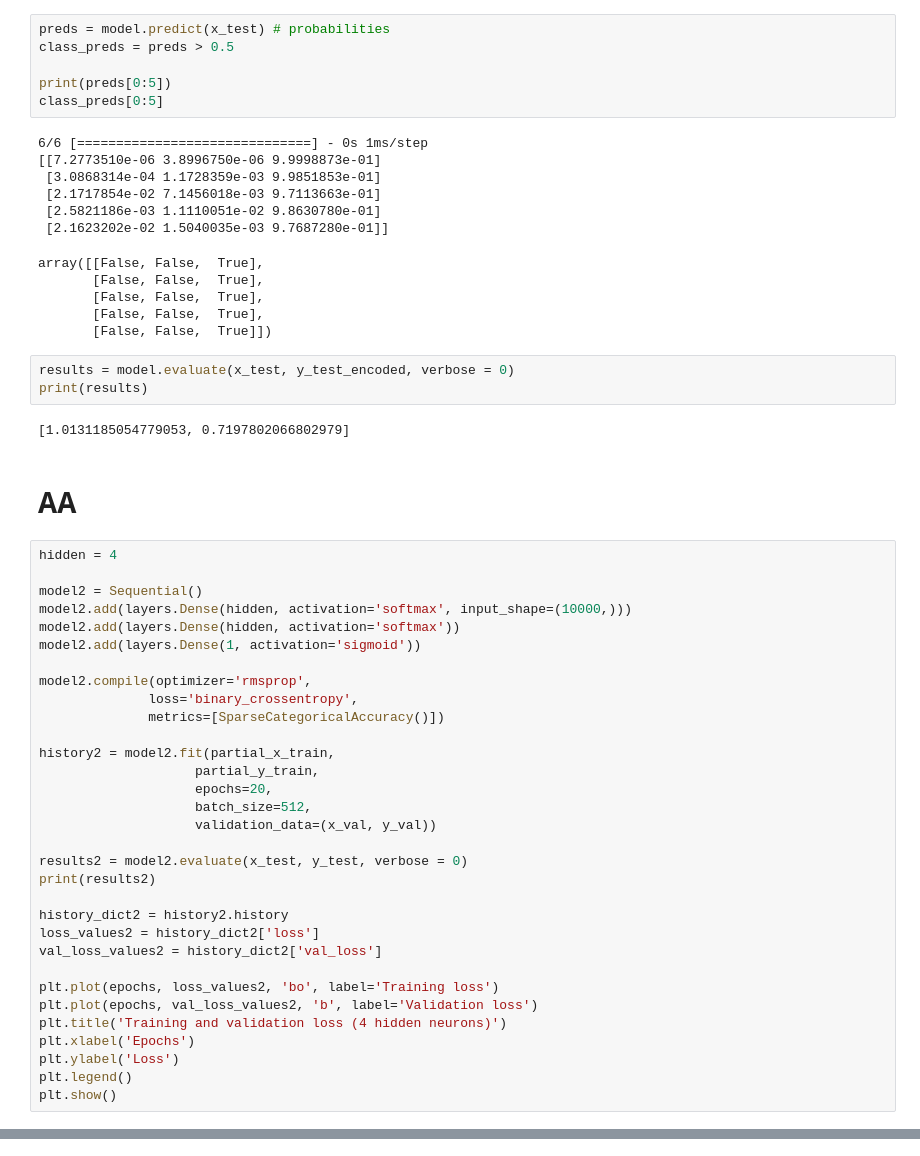
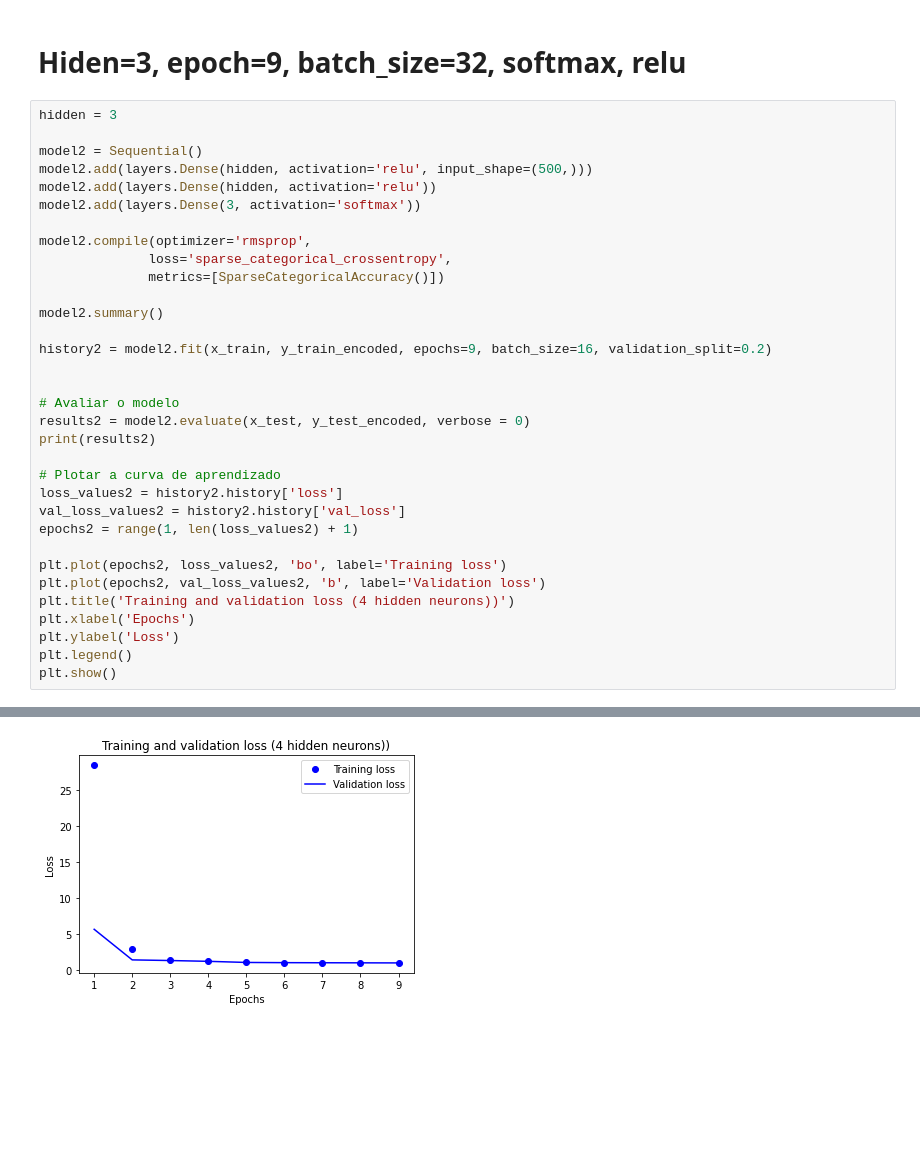
Before and after one commit to alpereirinha/DL_Project, a Jupyter notebook: dnn_embedding.ipynb, the cells around one changed output, grey strips where cells are left out. Drawn from its saved outputs; the diff is of its cells as text; blank space fills up the shorter version.

```diff
--- a/dnn_embedding.ipynb
+++ b/dnn_embedding.ipynb
@@ -220,56 +152,34 @@ plt.show()
-# %%
-preds = model.predict(x_test) # probabilities
-class_preds = preds > 0.5
-
-print(preds[0:5])
-class_preds[0:5]
-# %% [output]
-6/6 [==============================] - 0s 1ms/step
-[[7.2773510e-06 3.8996750e-06 9.9998873e-01]
- [3.0868314e-04 1.1728359e-03 9.9851853e-01]
- [2.1717854e-02 7.1456018e-03 9.7113663e-01]
- [2.5821186e-03 1.1110051e-02 9.8630780e-01]
- [2.1623202e-02 1.5040035e-03 9.7687280e-01]]
-array([[False, False,  True],
-       [False, False,  True],
-       [False, False,  True],
-       [False, False,  True],
-       [False, False,  True]])
-# %%
-results = model.evaluate(x_test, y_test_encoded, verbose = 0)
-print(results)
-# %% [output]
-[1.0131185054779053, 0.7197802066802979]
-# %% [markdown]
-# AA
+# %% [markdown]
+# Hiden=3, epoch=9, batch_size=32, softmax, relu
 # %%
-hidden = 4
+hidden = 3
 
 model2 = Sequential()
-model2.add(layers.Dense(hidden, activation='softmax', input_shape=(10000,)))
-model2.add(layers.Dense(hidden, activation='softmax'))
-model2.add(layers.Dense(1, activation='sigmoid'))
+model2.add(layers.Dense(hidden, activation='relu', input_shape=(500,)))
+model2.add(layers.Dense(hidden, activation='relu'))
+model2.add(layers.Dense(3, activation='softmax'))
 
 model2.compile(optimizer='rmsprop',
-              loss='binary_crossentropy',
+              loss='sparse_categorical_crossentropy',
               metrics=[SparseCategoricalAccuracy()])
 
-history2 = model2.fit(partial_x_train,
-                    partial_y_train,
-                    epochs=20,
-                    batch_size=512,
-                    validation_data=(x_val, y_val))
+model2.summary()
 
-results2 = model2.evaluate(x_test, y_test, verbose = 0)
+history2 = model2.fit(x_train, y_train_encoded, epochs=9, batch_size=16, validation_split=0.2)
+
+
+# Avaliar o modelo
+results2 = model2.evaluate(x_test, y_test_encoded, verbose = 0)
 print(results2)
 
-history_dict2 = history2.history
-loss_values2 = history_dict2['loss']
-val_loss_values2 = history_dict2['val_loss']
+# Plotar a curva de aprendizado
+loss_values2 = history2.history['loss']
+val_loss_values2 = history2.history['val_loss']
+epochs2 = range(1, len(loss_values2) + 1)
 
-plt.plot(epochs, loss_values2, 'bo', label='Training loss')
-plt.plot(epochs, val_loss_values2, 'b', label='Validation loss')
-plt.title('Training and validation loss (4 hidden neurons)')
+plt.plot(epochs2, loss_values2, 'bo', label='Training loss')
+plt.plot(epochs2, val_loss_values2, 'b', label='Validation loss')
+plt.title('Training and validation loss (4 hidden neurons))')
 plt.xlabel('Epochs')
 plt.ylabel('Loss')
 plt.legend()
@@ -278,0 +205 @@ NameError: name 'layers' is not defined
+[figure, added]
```
Also changed, not shown: parts of 21 cells of this notebook.
